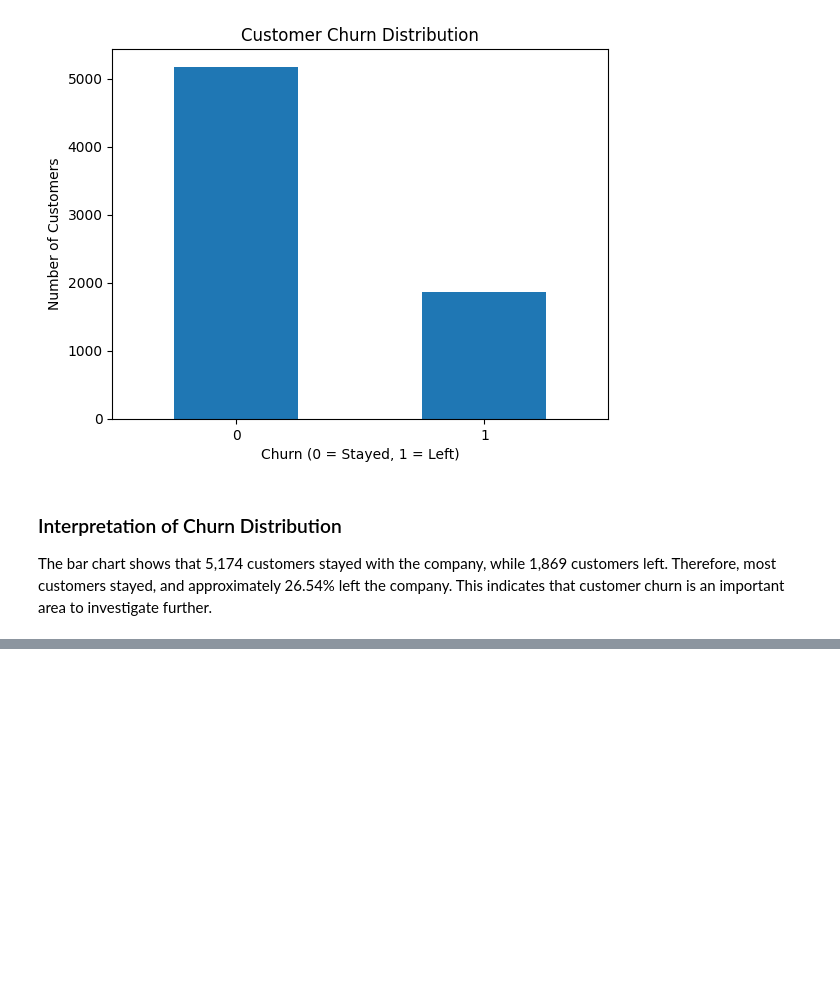
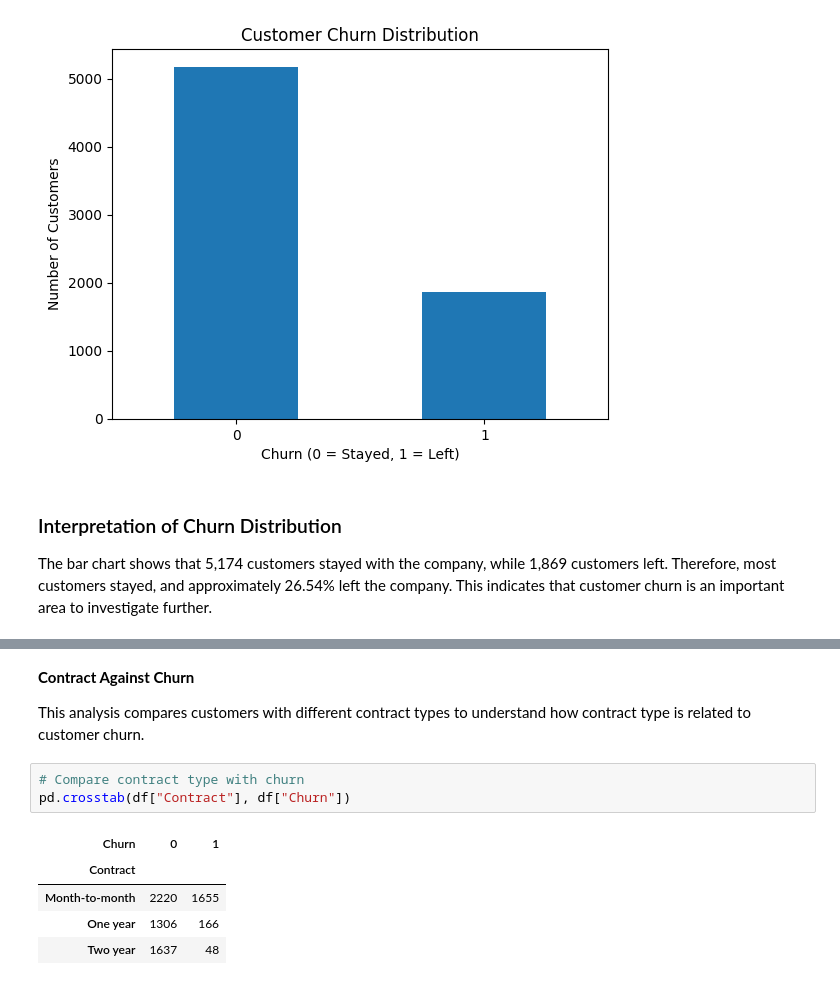
Before and after one commit to BelyseU/telco-customer-churn-lab, a Jupyter notebook: telco_churn_analysis.ipynb, the cells around one changed output, grey strips where cells are left out. Cells and saved outputs as stored; diff of their text form; blank space fills up the shorter version.

```diff
--- a/telco_churn_analysis.ipynb
+++ b/telco_churn_analysis.ipynb
@@ -250,0 +310,13 @@ The bar chart shows that 5,174 customers stayed with the company, while 1,869 cu
+# %% [markdown]
+**Contract Against Churn**
+
+This analysis compares customers with different contract types to understand how contract type is related to customer churn.
+# %%
+# Compare contract type with churn
+pd.crosstab(df["Contract"], df["Churn"])
+# %% [output]
+| Churn | 0 | 1 |
+| Contract |  |  |
+| Month-to-month | 2220 | 1655 |
+| One year | 1306 | 166 |
+| Two year | 1637 | 48 |
```
Also changed, not shown: parts of 28 cells of this notebook.
